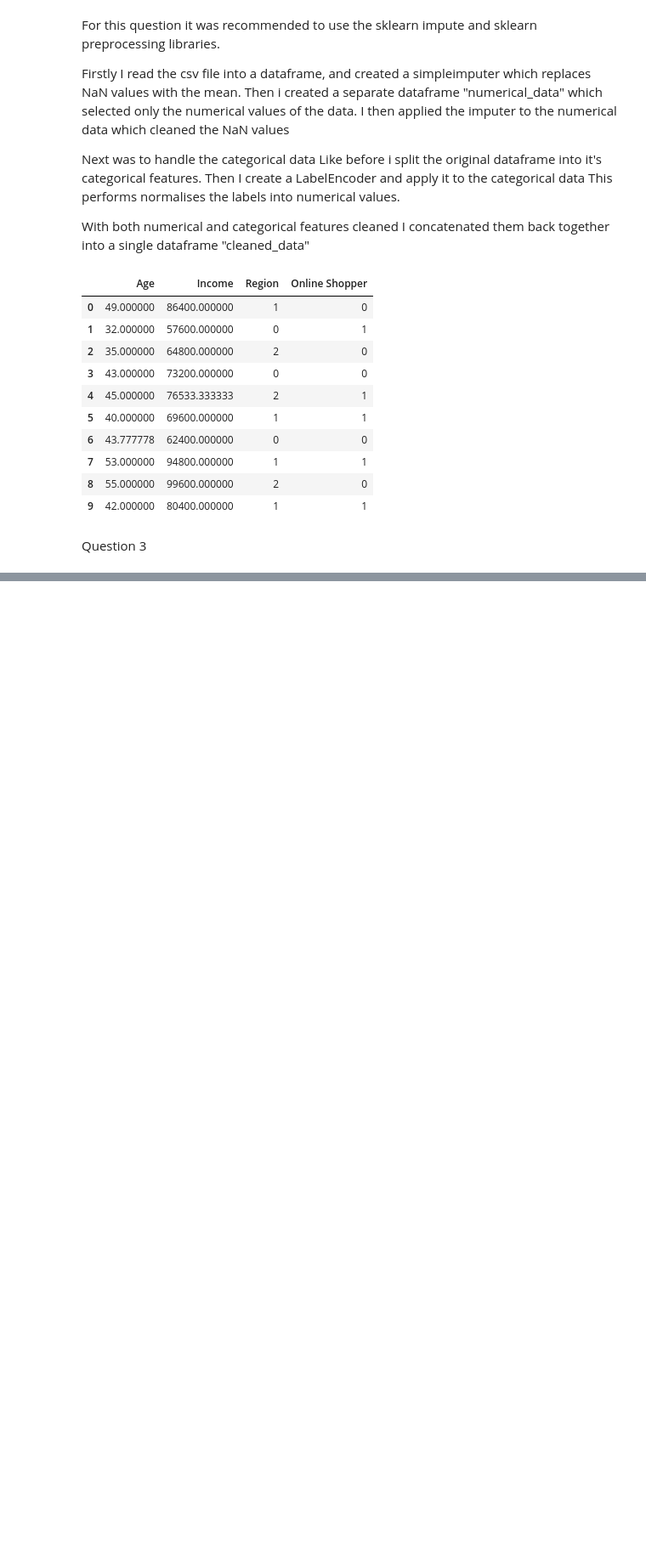
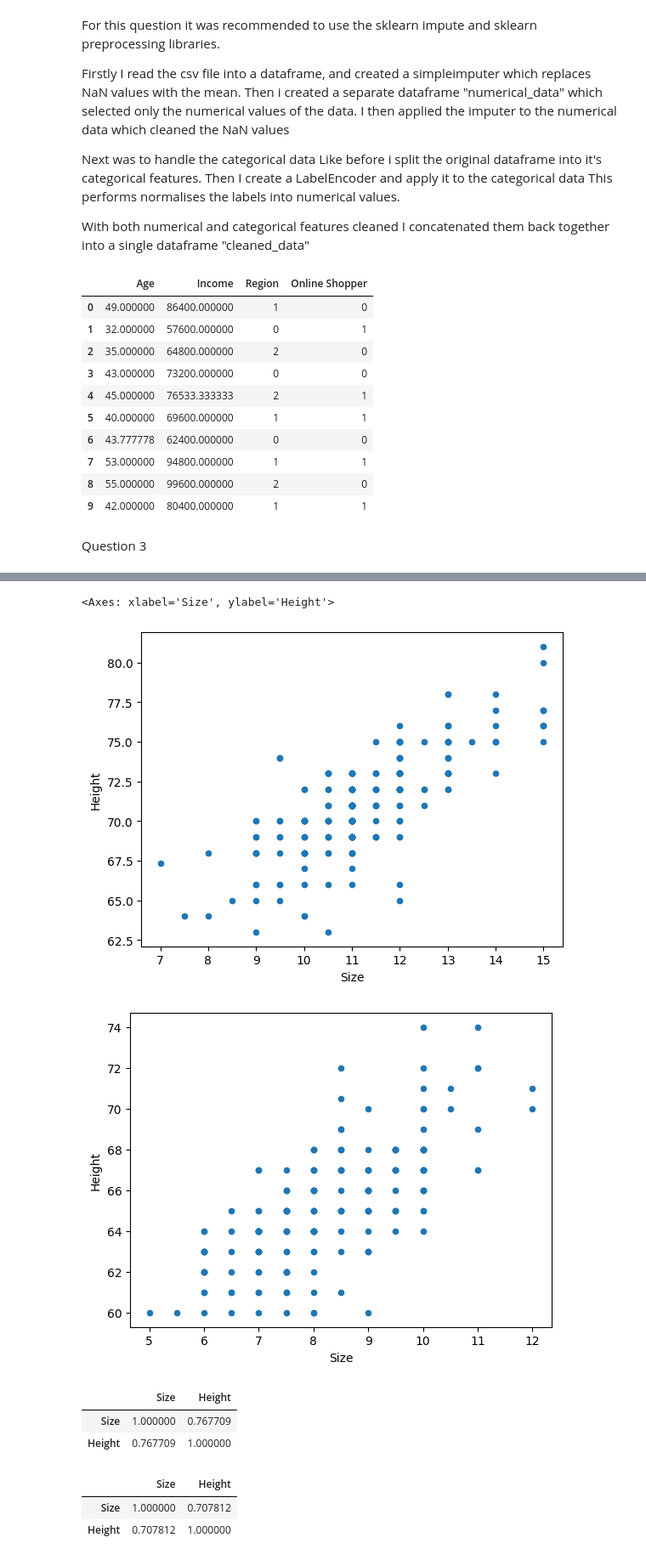
Before and after one commit to AxterDoesCode/DataMining, a Jupyter notebook: Assignment1.ipynb, the cells around one changed output, grey strips where cells are left out. Shown at 85% size. Drawn from its saved outputs; the diff is of its cells as text; code cells hidden in the pictures; blank space fills up the shorter version.

```diff
--- a/Assignment1.ipynb
+++ b/Assignment1.ipynb
@@ -145,0 +159,24 @@ Question 3
+# %%
+ss = pd.read_csv("shoesize.csv")
+ss.drop(labels='Index',inplace=True, axis='columns')
+female_data = ss[ss['Gender'] == 'F']
+male_data = ss[ss['Gender'] == 'M']
+
+male_data.plot(x = 'Size', y = 'Height', kind = 'scatter')
+female_data.plot(x = 'Size', y = 'Height', kind = 'scatter')
+# %% [output]
+<Axes: xlabel='Size', ylabel='Height'>
+[figure, added]
+[figure, added]
+# %%
+male_data.corr()
+# %% [output]
+|  | Size | Height |
+| Size | 1.000000 | 0.767709 |
+| Height | 0.767709 | 1.000000 |
+# %%
+female_data.corr()
+# %% [output]
+|  | Size | Height |
+| Size | 1.000000 | 0.707812 |
+| Height | 0.707812 | 1.000000 |
```
Also changed, not shown: parts of 7 cells of this notebook.
